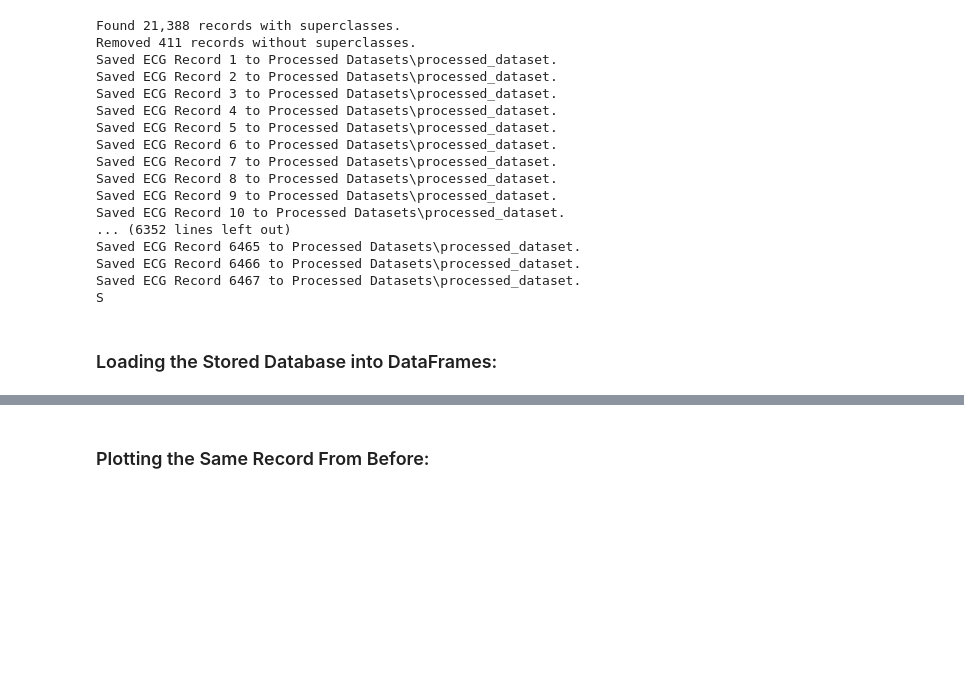
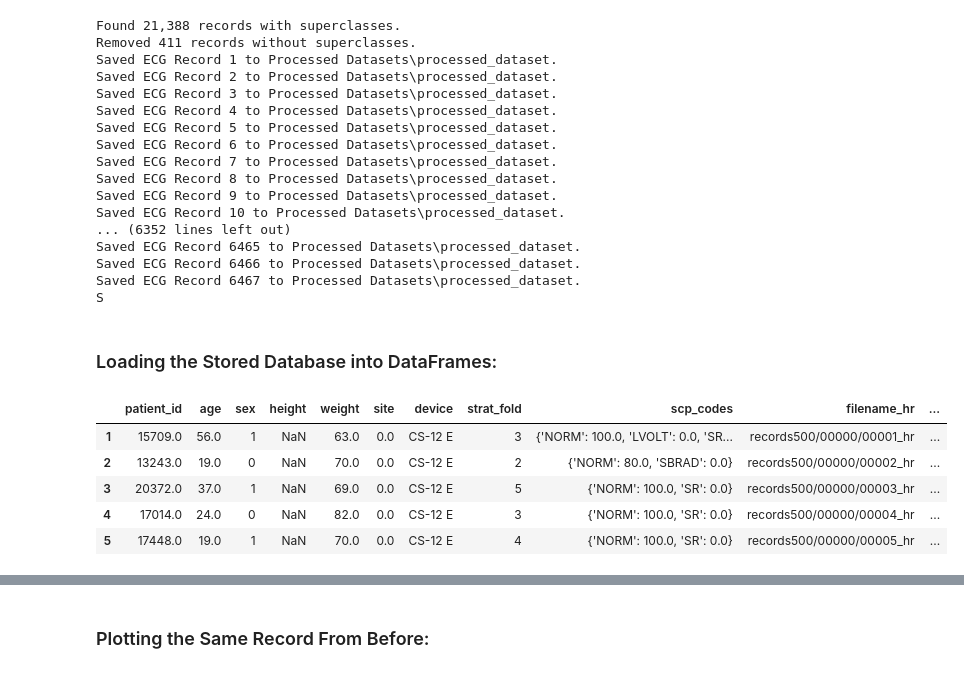
Before and after one commit to Aaron-Loera/Multilabel-ECG-Classification, a Jupyter notebook: Preprocessing.ipynb, the cells around one changed output, grey strips where cells are left out. Cells and saved outputs as stored; diff of their text form; code cells hidden in the pictures; blank space fills up the shorter version.

```diff
--- a/Preprocessing.ipynb
+++ b/Preprocessing.ipynb
@@ -404,3 +421,12 @@ def load_database(file_path: str) -> tuple[pd.DataFrame, pd.DataFrame]:
 npz_path = r'Processed Datasets\processed_dataset.npz'
 # %%
 ptbxl_df, signals_df = load_database(npz_path)
+# %%
+ptbxl_df.head()
+# %% [output]
+|  | patient_id | age | sex | height | weight | site | device | strat_fold | scp_codes | filename_hr | ... |
+| 1 | 15709.0 | 56.0 | 1 | NaN | 63.0 | 0.0 | CS-12 E | 3 | {'NORM': 100.0, 'LVOLT': 0.0, 'SR... | records500/00000/00001_hr | ... |
+| 2 | 13243.0 | 19.0 | 0 | NaN | 70.0 | 0.0 | CS-12 E | 2 | {'NORM': 80.0, 'SBRAD': 0.0} | records500/00000/00002_hr | ... |
+| 3 | 20372.0 | 37.0 | 1 | NaN | 69.0 | 0.0 | CS-12 E | 5 | {'NORM': 100.0, 'SR': 0.0} | records500/00000/00003_hr | ... |
+| 4 | 17014.0 | 24.0 | 0 | NaN | 82.0 | 0.0 | CS-12 E | 3 | {'NORM': 100.0, 'SR': 0.0} | records500/00000/00004_hr | ... |
+| 5 | 17448.0 | 19.0 | 1 | NaN | 70.0 | 0.0 | CS-12 E | 4 | {'NORM': 100.0, 'SR': 0.0} | records500/00000/00005_hr | ... |
```
Also changed, not shown: parts of 23 cells of this notebook, 3 other files.
